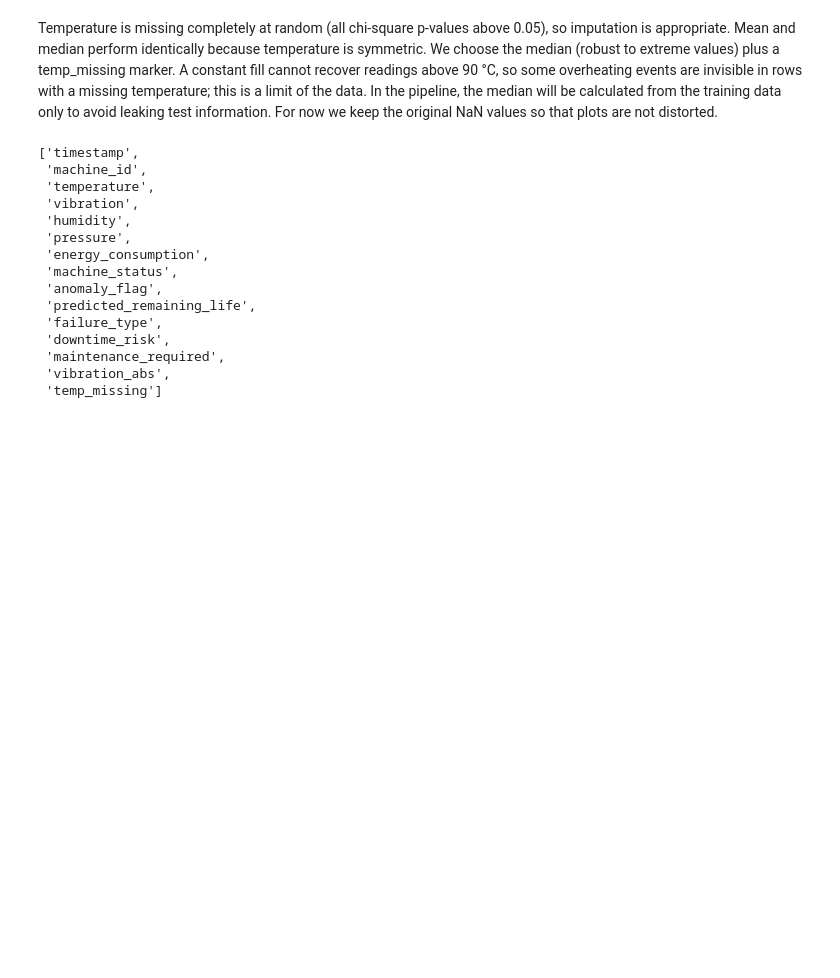
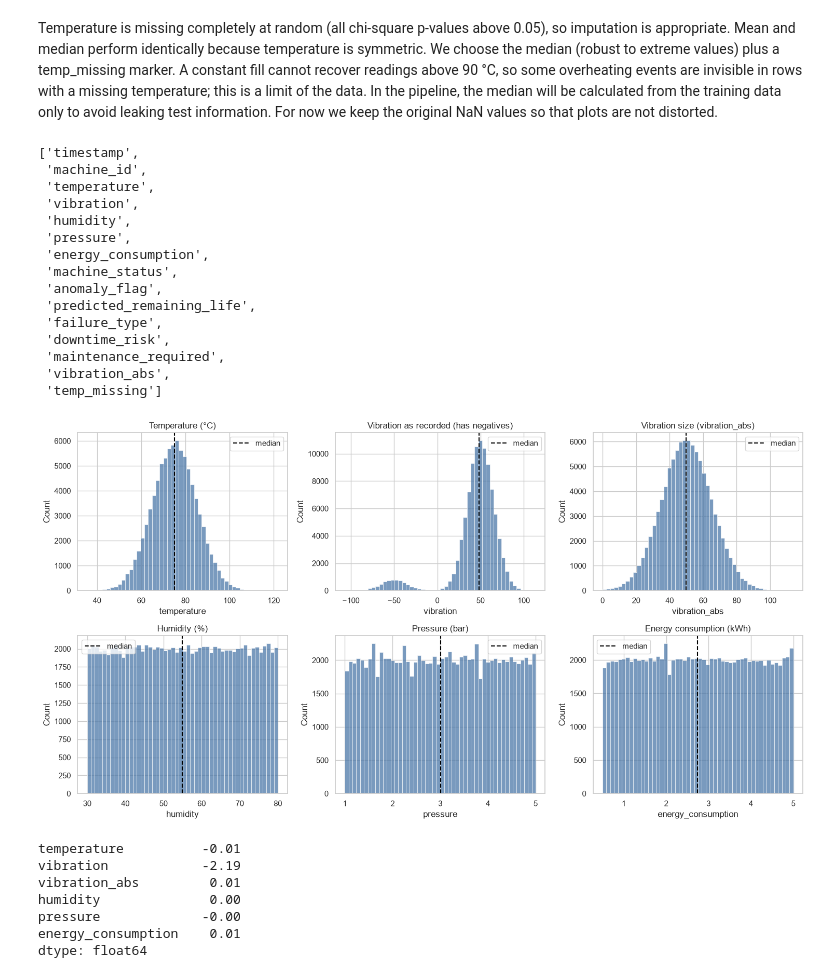
Before and after one commit to OreChemist/EGT309-Project-ML-ZA-, a Jupyter notebook: src/EDA_V1.ipynb, the cells around one changed output. Cells and saved outputs as stored; diff of their text form; code cells hidden in the pictures; blank space fills up the shorter version.

```diff
--- a/src/EDA_V1.ipynb
+++ b/src/EDA_V1.ipynb
@@ -240,3 +254,33 @@ df.columns.tolist()
  'maintenance_required',
  'vibration_abs',
  'temp_missing']
+# %%
+cols = [
+    ("temperature", "Temperature (°C)"),
+    ("vibration", "Vibration as recorded (has negatives)"),
+    ("vibration_abs", "Vibration size (vibration_abs)"),
+    ("humidity", "Humidity (%)"),
+    ("pressure", "Pressure (bar)"),
+    ("energy_consumption", "Energy consumption (kWh)"),
+]
+
+fig, axes = plt.subplots(2, 3, figsize=(15, 8))
+for ax, (col, title) in zip(axes.ravel(), cols):
+    sns.histplot(df[col].dropna(), bins=50, ax=ax, color="#4C78A8")
+    ax.axvline(df[col].median(), color="black", linestyle="--", label="median")
+    ax.set_title(title)
+    ax.legend()
+plt.tight_layout()
+plt.show()
+
+# Skew: 0 = symmetric, large negative = long tail to the left
+print(df[["temperature", "vibration", "vibration_abs", "humidity", "pressure", "energy_consumption"]].skew().round(2))
+# %% [output]
+[figure, added]
+temperature          -0.01
+vibration            -2.19
+vibration_abs         0.01
+humidity              0.00
+pressure             -0.00
+energy_consumption    0.01
+dtype: float64
```
Also changed, not shown: parts of 18 cells of this notebook.
